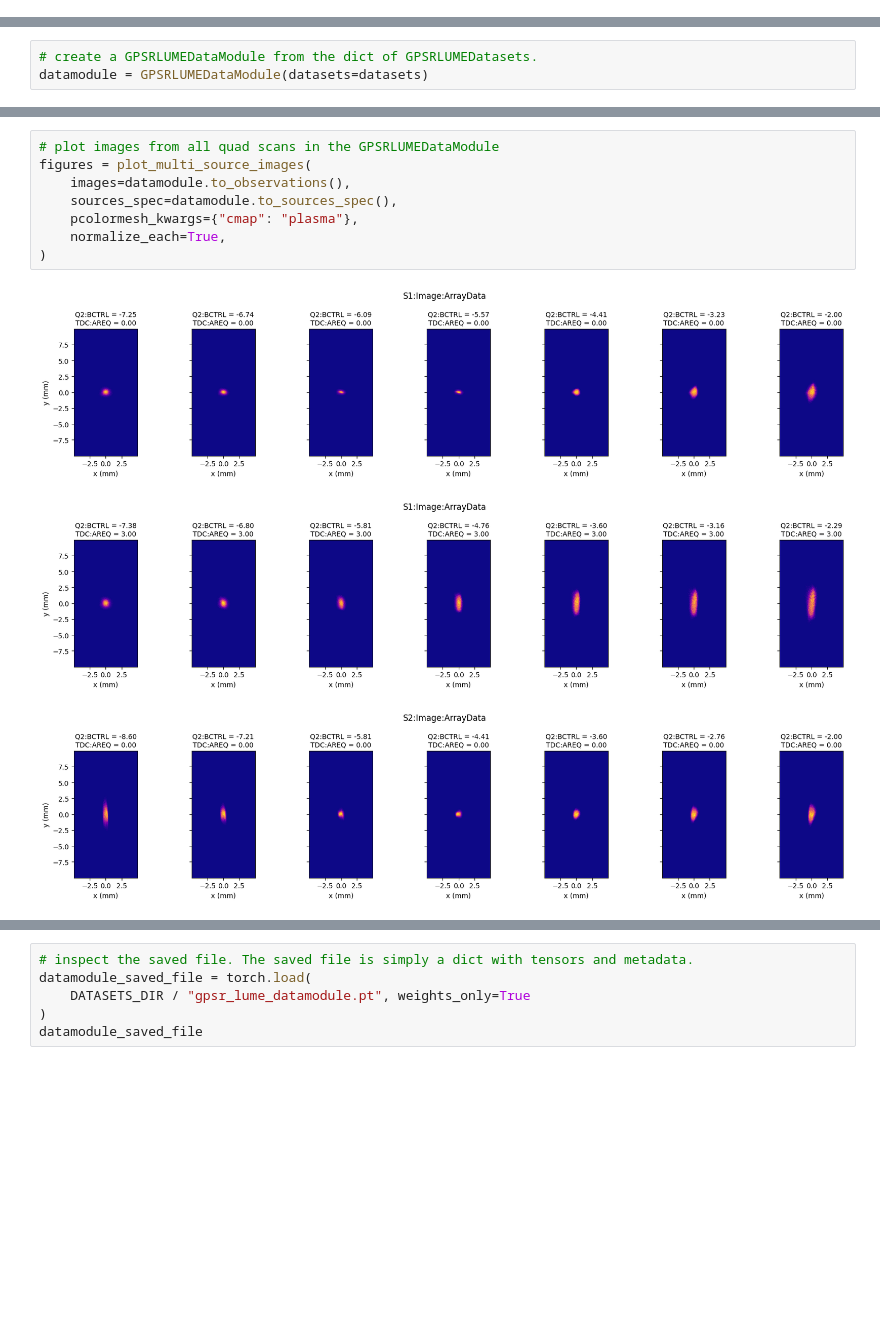
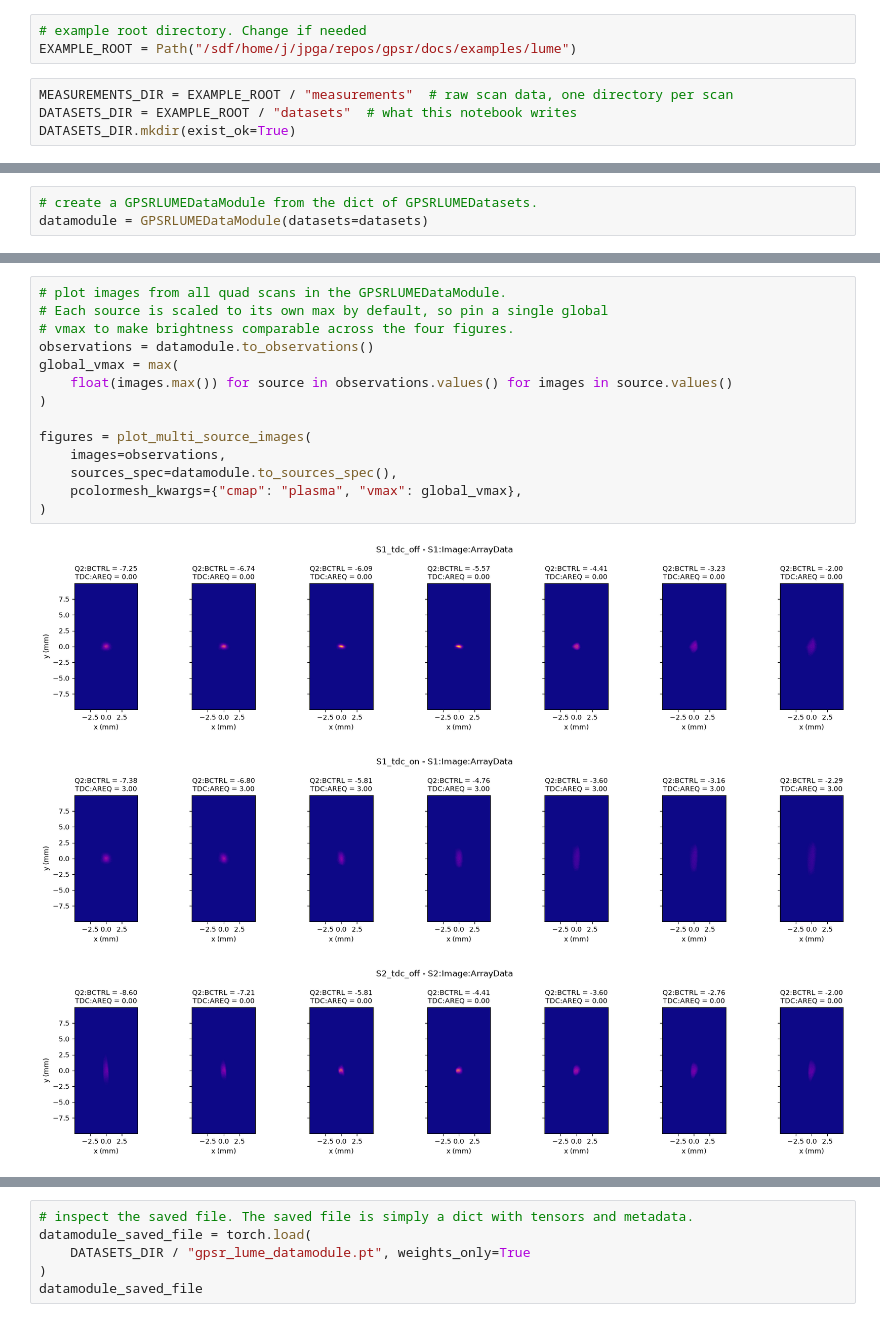
Before and after one commit to roussel-ryan/gpsr, a Jupyter notebook: docs/examples/lume/data_module.ipynb, the cells around one changed output, grey strips where cells are left out. Drawn from its saved outputs; the diff is of its cells as text; blank space fills up the shorter version.

Commit message:
fix vmax in images plot and update docstrings

```diff
--- a/docs/examples/lume/data_module.ipynb
+++ b/docs/examples/lume/data_module.ipynb
@@ -20,3 +16,10 @@ DATASETS_DIR.mkdir(exist_ok=True)
+# %%
+# example root directory. Change if needed
+EXAMPLE_ROOT = Path("/sdf/home/j/jpga/repos/gpsr/docs/examples/lume")
+# %%
+MEASUREMENTS_DIR = EXAMPLE_ROOT / "measurements"  # raw scan data, one directory per scan
+DATASETS_DIR = EXAMPLE_ROOT / "datasets"  # what this notebook writes
+DATASETS_DIR.mkdir(exist_ok=True)
 # %% [markdown]
 ## 1. Create, save and load a `GPSRLUMEDataset` corresponding to a single quad scan
 
@@ -349,14 +351,20 @@ GPSRLUMEDataModule(
         Beamline Constants: {'Q1:BCTRL': tensor(5.4664), 'Q3:BCTRL': tensor(5.1084), 'Q4:BCTRL': tensor(-5.1847)}
 )
 # %%
-# plot images from all quad scans in the GPSRLUMEDataModule
+# plot images from all quad scans in the GPSRLUMEDataModule.
+# Each source is scaled to its own max by default, so pin a single global
+# vmax to make brightness comparable across the four figures.
+observations = datamodule.to_observations()
+global_vmax = max(
+    float(images.max()) for source in observations.values() for images in source.values()
+)
+
 figures = plot_multi_source_images(
-    images=datamodule.to_observations(),
+    images=observations,
     sources_spec=datamodule.to_sources_spec(),
-    pcolormesh_kwargs={"cmap": "plasma"},
-    normalize_each=True,
+    pcolormesh_kwargs={"cmap": "plasma", "vmax": global_vmax},
 )
 # %% [output]
-[figure, old version]
+[figure, new version]
-[figure, old version]
+[figure, new version]
-[figure, old version]
+[figure, new version]
```
Also changed, not shown: parts of 7 cells of this notebook, 3 other files.
